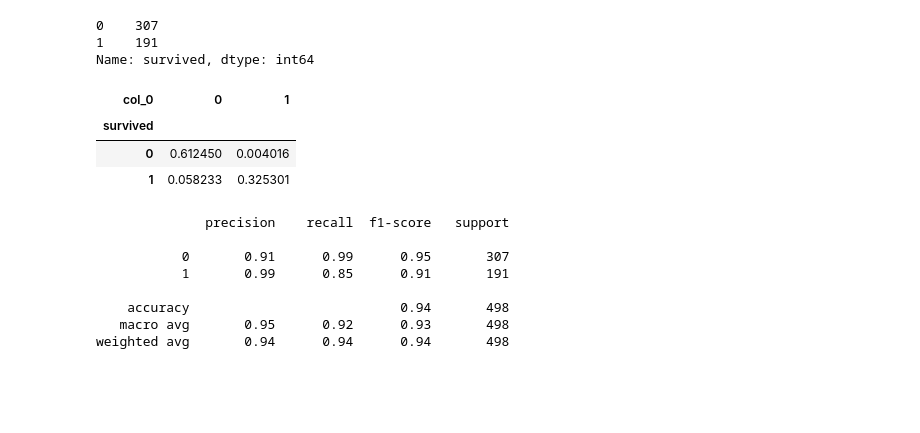
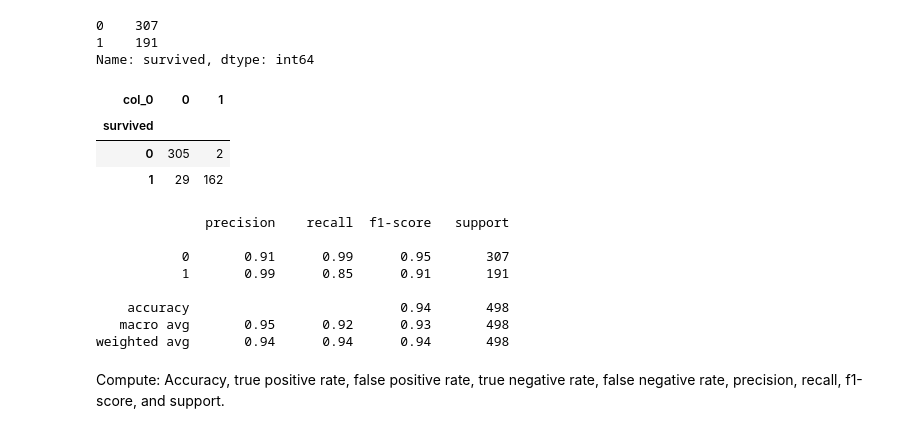
Before and after one commit to chriseverts/classification-exercises, a Jupyter notebook: model.ipynb, the cells around one changed output. Cells and saved outputs as stored; diff of their text form; code cells hidden in the pictures; blank space fills up the shorter version.

```diff
--- a/model.ipynb
+++ b/model.ipynb
@@ -128,7 +137,11 @@ accuracy_score(train.survived, train.baseline_prediction)
 # %% [output]
 0.6164658634538153
 # %%
-model1 = DecisionTreeClassifier()
+
+## make the model
+model1 = DecisionTreeClassifier(splitter = 'best')
+
+## fit the model
 model1.fit(X_train, y_train)
 
 print(f'training score: {model1.score(X_train, y_train):.2%}')
@@ -166,12 +201,12 @@ y_train.value_counts()
 Name: survived, dtype: int64
 # %%
 #confusion matrix
-pd.crosstab(y_train, y_pred, normalize = True)
+pd.crosstab(y_train, y_pred)
 # %% [output]
 | col_0 | 0 | 1 |
 | survived |  |  |
-| 0 | 0.612450 | 0.004016 |
-| 1 | 0.058233 | 0.325301 |
+| 0 | 305 | 2 |
+| 1 | 29 | 162 |
 # %%
 print(classification_report(y_train, y_pred))
 # %% [output]
@@ -183,3 +218,5 @@ print(classification_report(y_train, y_pred))
     accuracy                           0.94       498
    macro avg       0.95      0.92      0.93       498
 weighted avg       0.94      0.94      0.94       498
+# %% [markdown]
+Compute: Accuracy, true positive rate, false positive rate, true negative rate, false negative rate, precision, recall, f1-score, and support.
```
Also changed, not shown: parts of 37 cells of this notebook, 1 other file.
